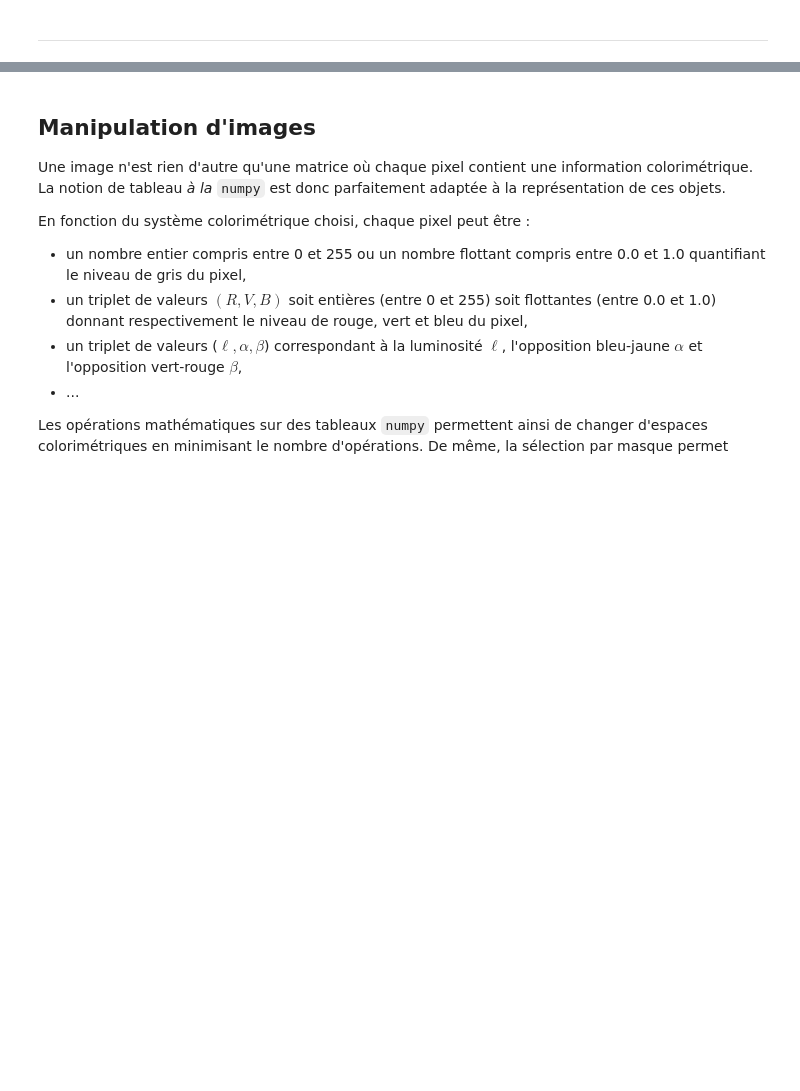
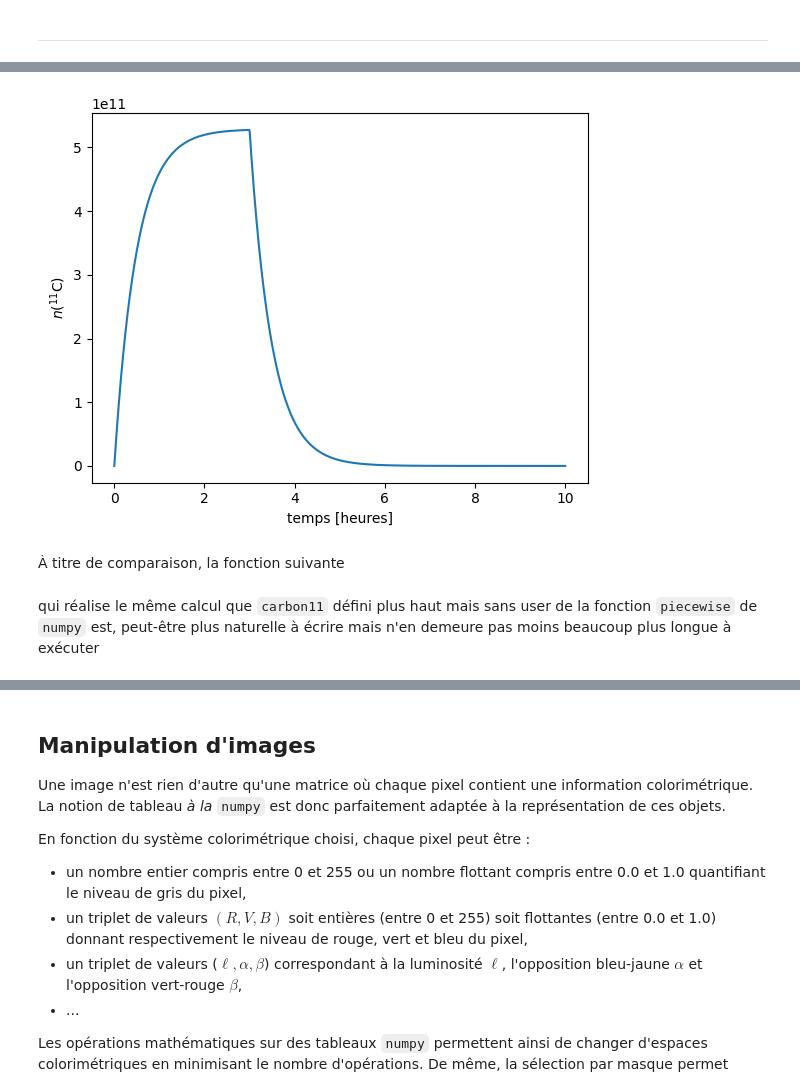
Before and after one commit to xgarrido/master_python_teaching, a Jupyter notebook: td/02_td_numpy.ipynb, the cells around one changed output, grey strips where cells are left out. Drawn from its saved outputs; the diff is of its cells as text; code cells hidden in the pictures; blank space fills up the shorter version.

```diff
--- a/td/02_td_numpy.ipynb
+++ b/td/02_td_numpy.ipynb
@@ -183,0 +232,31 @@ Nombre de jours pairs avec pluie : 71
+# %%
+import numpy as np
+
+# Définition des constantes du problème
+ni = 3e8 * 3600  # noyaux/h
+T12 = 20.36 / 60  # hours
+l = np.log(2) / T12
+
+
+def carbon11(t, t0):
+    conds = [t <= t0, t > t0]
+    funcs = [
+        lambda t: ni / l * (1 - np.exp(-l * t)),
+        lambda t: ni / l * (1 - np.exp(-l * t0)) * np.exp(-l * (t - t0)),
+    ]
+    return np.piecewise(t, conds, funcs)
+
+
+t0 = 3  # hours
+t = np.linspace(0, 10, 1000)
+n = carbon11(t, t0)
+
+import matplotlib.pyplot as plt
+
+fig, ax = plt.subplots()
+ax.plot(t, n)
+ax.set(xlabel="temps [heures]", ylabel=r"$n(^{11}\mathrm{C})$");
+# %% [output]
+[figure, added]
+# %% [markdown]
+À titre de comparaison, la fonction suivante
@@ -183,0 +274,2 @@ Nombre de jours pairs avec pluie : 71
+# %% [markdown]
+qui réalise le même calcul que `carbon11` défini plus haut mais sans user de la fonction `piecewise` de `numpy` est, peut-être plus naturelle à écrire mais n'en demeure pas moins beaucoup plus longue à exécuter
```
Also changed, not shown: parts of 11 cells of this notebook, 19 other files.
